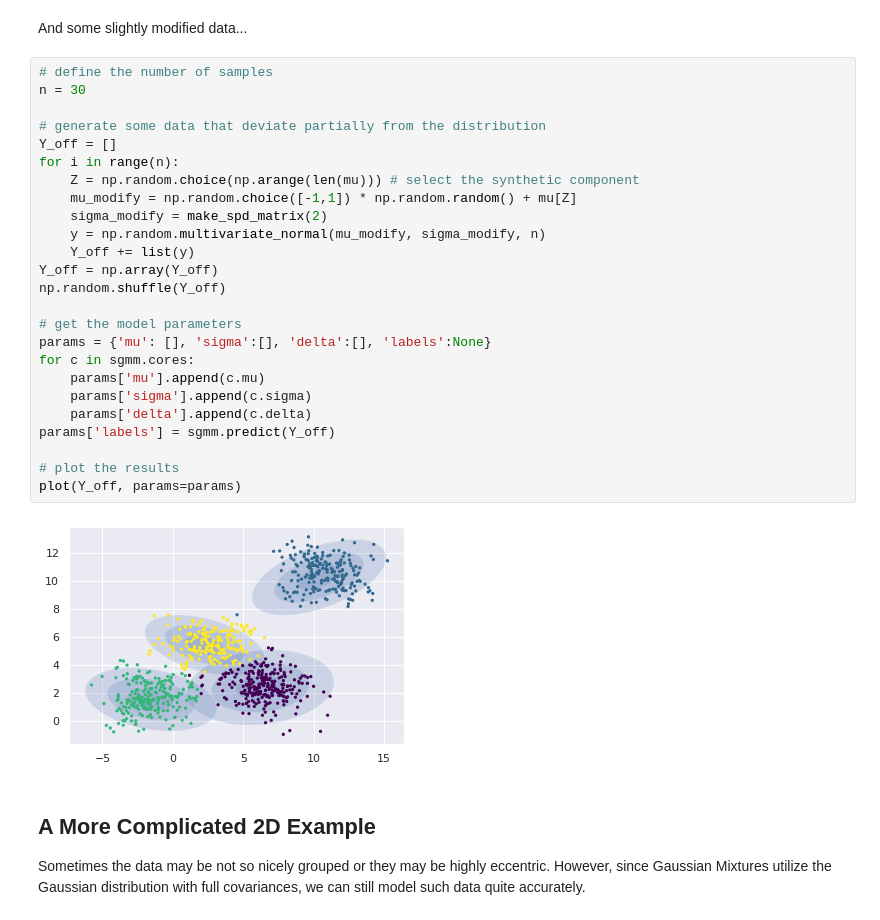
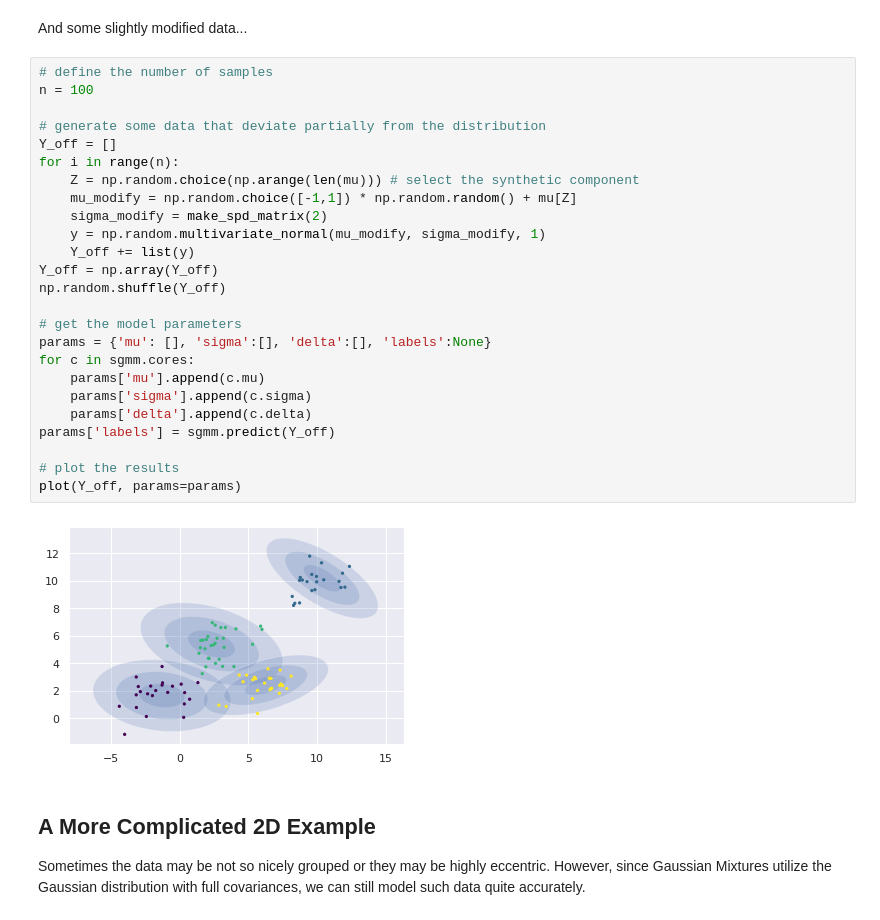
Before and after one commit to paradoxysm/dsigm, a Jupyter notebook: doc/guides/SGMM_2D.ipynb, the cells around one changed output. Saved outputs shown, nothing was run; the diff lists cells and outputs as text.

```diff
--- a/doc/guides/SGMM_2D.ipynb
+++ b/doc/guides/SGMM_2D.ipynb
@@ -157,31 +155,31 @@ plot(Y, params=params)
 And some slightly modified data...
 # %%
 # define the number of samples
-n = 30
+n = 100
 
 # generate some data that deviate partially from the distribution
 Y_off = []
 for i in range(n):
     Z = np.random.choice(np.arange(len(mu))) # select the synthetic component
     mu_modify = np.random.choice([-1,1]) * np.random.random() + mu[Z]
     sigma_modify = make_spd_matrix(2)
-    y = np.random.multivariate_normal(mu_modify, sigma_modify, n)
+    y = np.random.multivariate_normal(mu_modify, sigma_modify, 1)
     Y_off += list(y)
 Y_off = np.array(Y_off)
 np.random.shuffle(Y_off)
 
 # get the model parameters
 params = {'mu': [], 'sigma':[], 'delta':[], 'labels':None}
 for c in sgmm.cores:
     params['mu'].append(c.mu)
     params['sigma'].append(c.sigma)
     params['delta'].append(c.delta)
 params['labels'] = sgmm.predict(Y_off)
 
 # plot the results
 plot(Y_off, params=params)
 # %% [output]
-[figure, old version]
+[figure, new version]
 # %% [markdown]
 ## A More Complicated 2D Example
 
```
Also changed, not shown: parts of 11 cells of this notebook.
